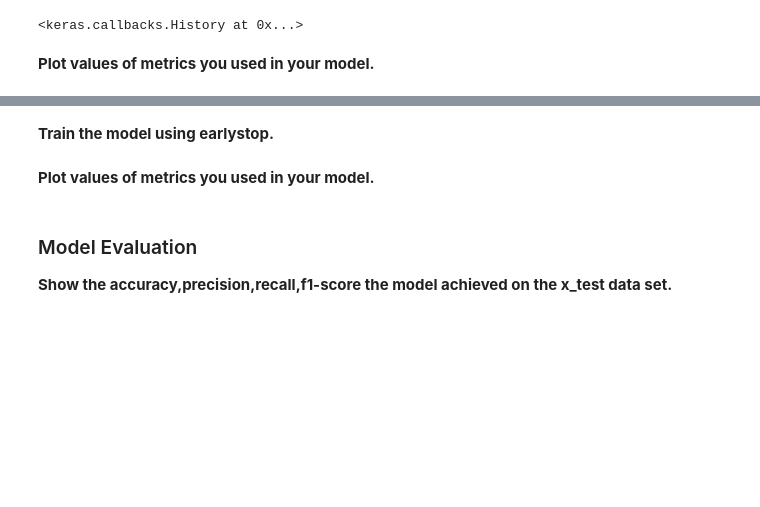
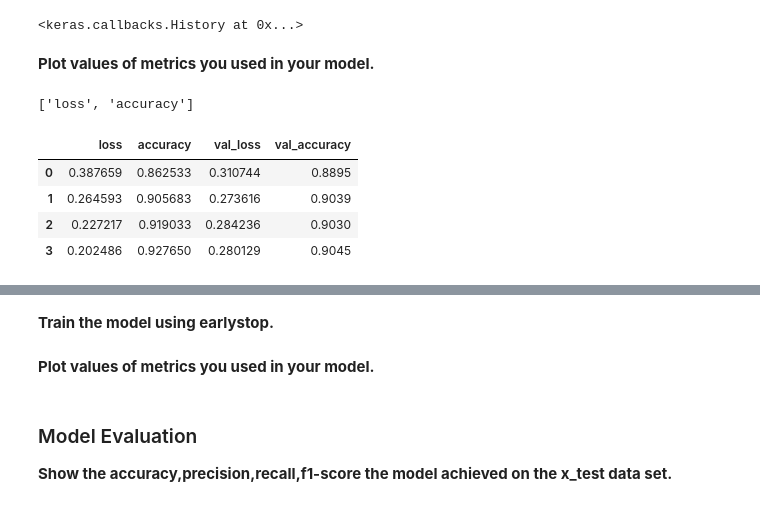
Before and after one commit to yasir5008/DS_-_ITF_Just_Working_Directory, a Jupyter notebook: DL/assingment/Assignment-2 (CNN Image Classification)_Student (1).ipynb, the cells around one changed output, grey strips where cells are left out. Cells and saved outputs as stored; diff of their text form; code cells hidden in the pictures; blank space fills up the shorter version.

```diff
--- a/DL/assingment/Assignment-2 (CNN Image Classification)_Student (1).ipynb
+++ b/DL/assingment/Assignment-2 (CNN Image Classification)_Student (1).ipynb
@@ -269,3 +259,16 @@ Epoch 6/10
 <keras.callbacks.History at 0x...>
 # %% [markdown]
 **Plot values of metrics you used in your model.**
+# %%
+model.metrics_names
+# %% [output]
+['loss', 'accuracy']
+# %%
+summary = pd.DataFrame(model.history.history)
+summary.head()
+# %% [output]
+|  | loss | accuracy | val_loss | val_accuracy |
+| 0 | 0.387659 | 0.862533 | 0.310744 | 0.8895 |
+| 1 | 0.264593 | 0.905683 | 0.273616 | 0.9039 |
+| 2 | 0.227217 | 0.919033 | 0.284236 | 0.9030 |
+| 3 | 0.202486 | 0.927650 | 0.280129 | 0.9045 |
```
Also changed, not shown: parts of 24 cells of this notebook, 1 other file.
